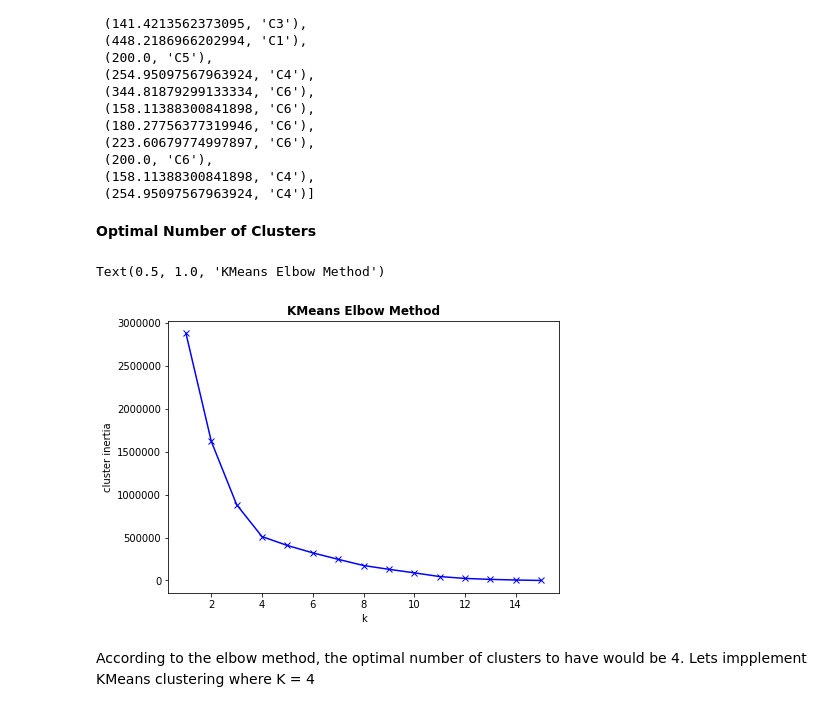
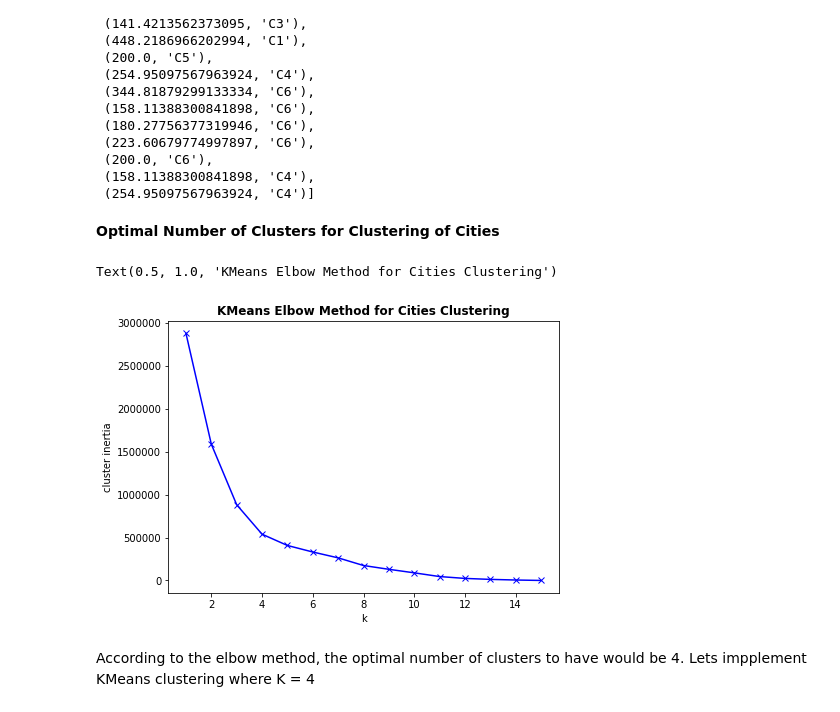
Before and after one commit to YavuzBozkurt/Electrical_Transportation_Network_Project, a Jupyter notebook: main.ipynb, the cells around one changed output. Cells and saved outputs as stored; diff of their text form; code cells hidden in the pictures.

```diff
--- a/main.ipynb
+++ b/main.ipynb
@@ -116,22 +116,22 @@ closest_plants_info
  (158.11388300841898, 'C4'),
  (254.95097567963924, 'C4')]
 # %% [markdown]
-**Optimal Number of Clusters**
+**Optimal Number of Clusters for Clustering of Cities**
 # %%
 cluster_inertias = []
 K = range(1, len(df_cities)+1)
 for k in K:
     km = KMeans(n_clusters=k)
     km = km.fit(df_cities[["x","y"]])
     cluster_inertias.append(km.inertia_)
 plt.figure(figsize=(7,5))
 plt.plot(K, cluster_inertias, 'bx-')
 plt.xlabel("k")
 plt.ylabel("cluster inertia")
-plt.title("KMeans Elbow Method", weight = "bold")
+plt.title("KMeans Elbow Method for Cities Clustering", weight = "bold")
 # %% [output]
-Text(0.5, 1.0, 'KMeans Elbow Method')
+Text(0.5, 1.0, 'KMeans Elbow Method for Cities Clustering')
-[figure, old version]
+[figure, new version]
 # %% [markdown]
 According to the elbow method, the optimal number of clusters to have would be 4. Lets impplement KMeans clustering where K = 4
 # %% [markdown]
```
Also changed, not shown: parts of 7 cells of this notebook.
